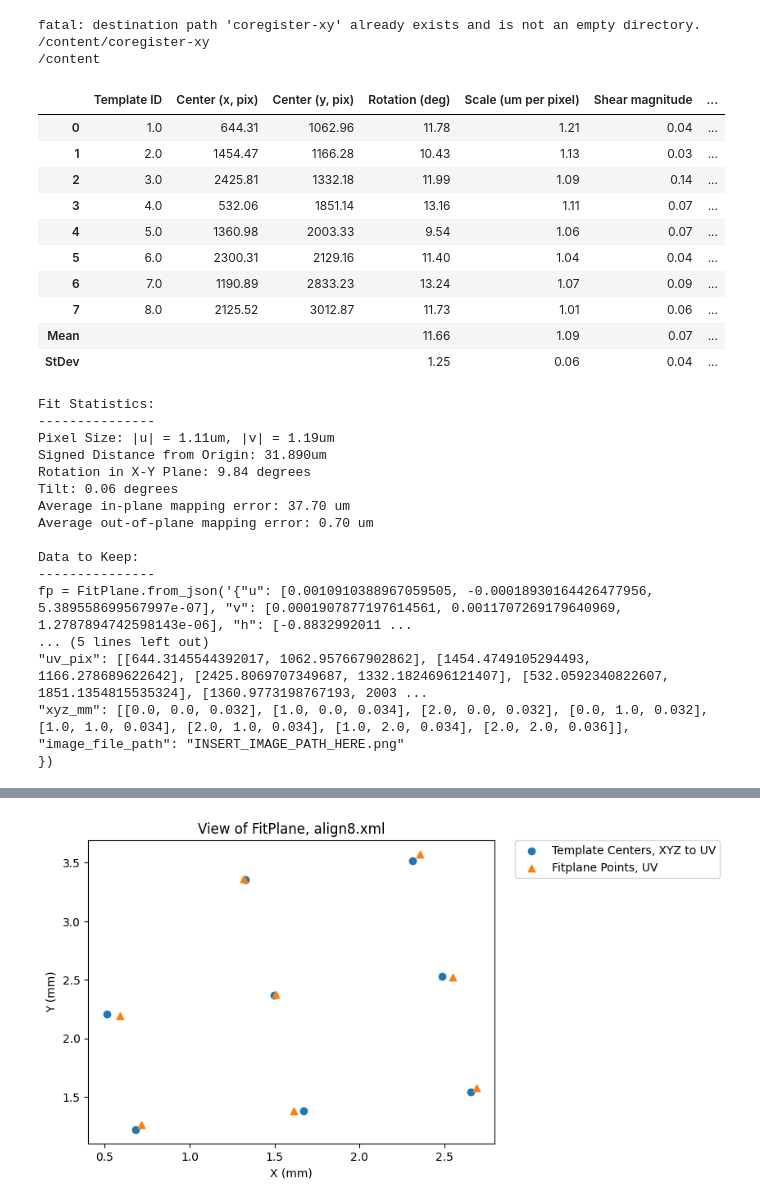
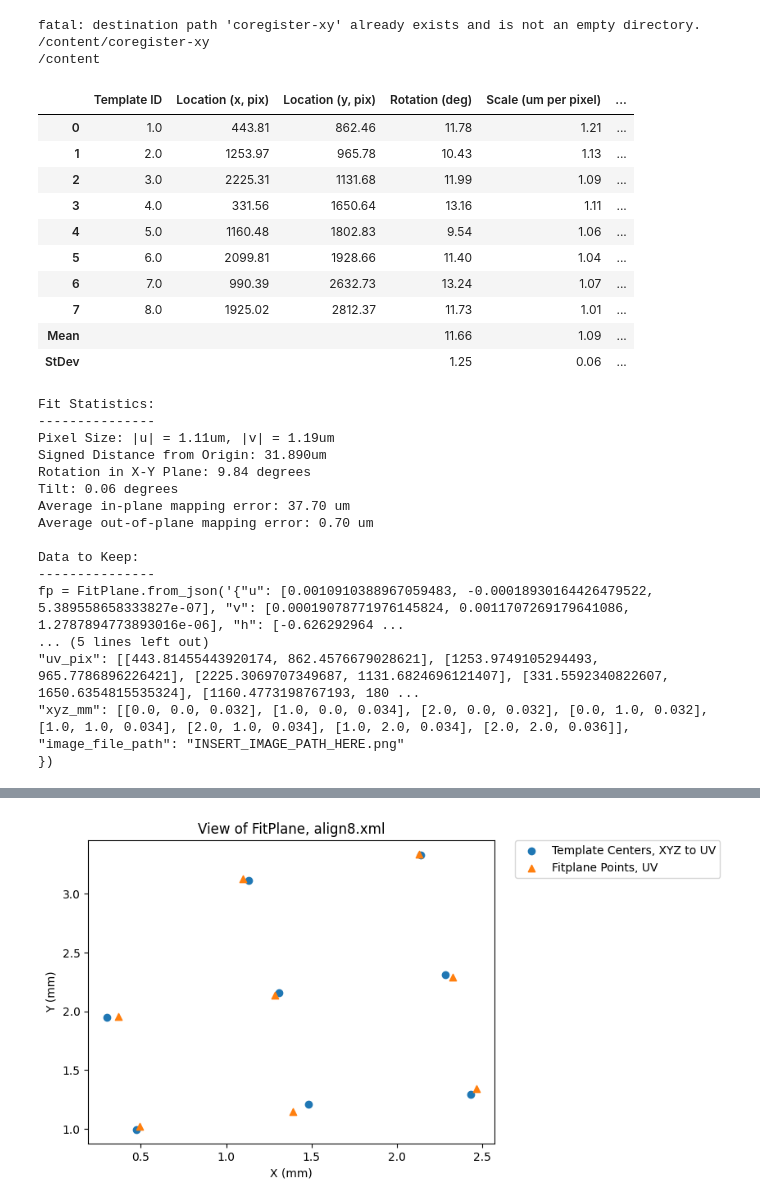
Before and after one commit to WinetraubLab/coregister-xy, a Jupyter notebook: coregister_xy.ipynb, the cells around one changed output, grey strips where cells are left out. Saved outputs shown, nothing was run; the diff lists cells and outputs as text; code cells hidden in the pictures.

```diff
--- a/coregister_xy.ipynb
+++ b/coregister_xy.ipynb
@@ -72,7 +71,7 @@ for i in range(0, len(templates)):
 
 uv_px = []
 for i, ft in enumerate(fts):
-    uv_px.append((ft.tx + template_size_px/2, ft.ty + template_size_px/2))
+    uv_px.append((ft.tx, ft.ty))
 
 zs = np.array([float(x) for x in template_centers_z_mm])
 template_centers_xyz = np.column_stack((template_centers_xy, zs))
@@ -87,8 +86,8 @@ Print stats for each FitPlane as a table: shrinkage, rotation, shear, and mean/s
 num_templates = len(fts)
 projects_data = {
 "Template ID": [i for i in range(1, num_templates+1)],
-"Center (x, pix)": [project.tx + template_size_px/2 for project in fts],
-"Center (y, pix)": [project.ty + template_size_px/2 for project in fts],
+"Location (x, pix)": [project.tx for project in fts],
+"Location (y, pix)": [project.ty for project in fts],
 "Rotation (deg)": [project.theta_deg for project in fts],
 "Scale (um per pixel)": [um_per_px/project.scale for project in fts],
 "Shear magnitude": [project.shear_magnitude for project in fts],
@@ -114,17 +113,17 @@ summary_df = summary_df.replace(np.nan, '', regex=True)
 
 summary_df
 # %% [output]
-|  | Template ID | Center (x, pix) | Center (y, pix) | Rotation (deg) | Scale (um per pixel) | Shear magnitude | ... |
-| 0 | 1.0 | 644.31 | 1062.96 | 11.78 | 1.21 | 0.04 | ... |
-| 1 | 2.0 | 1454.47 | 1166.28 | 10.43 | 1.13 | 0.03 | ... |
-| 2 | 3.0 | 2425.81 | 1332.18 | 11.99 | 1.09 | 0.14 | ... |
-| 3 | 4.0 | 532.06 | 1851.14 | 13.16 | 1.11 | 0.07 | ... |
-| 4 | 5.0 | 1360.98 | 2003.33 | 9.54 | 1.06 | 0.07 | ... |
-| 5 | 6.0 | 2300.31 | 2129.16 | 11.40 | 1.04 | 0.04 | ... |
-| 6 | 7.0 | 1190.89 | 2833.23 | 13.24 | 1.07 | 0.09 | ... |
-| 7 | 8.0 | 2125.52 | 3012.87 | 11.73 | 1.01 | 0.06 | ... |
-| Mean |  |  |  | 11.66 | 1.09 | 0.07 | ... |
-| StDev |  |  |  | 1.25 | 0.06 | 0.04 | ... |
+|  | Template ID | Location (x, pix) | Location (y, pix) | Rotation (deg) | Scale (um per pixel) | ... |
+| 0 | 1.0 | 443.81 | 862.46 | 11.78 | 1.21 | ... |
+| 1 | 2.0 | 1253.97 | 965.78 | 10.43 | 1.13 | ... |
+| 2 | 3.0 | 2225.31 | 1131.68 | 11.99 | 1.09 | ... |
+| 3 | 4.0 | 331.56 | 1650.64 | 13.16 | 1.11 | ... |
+| 4 | 5.0 | 1160.48 | 1802.83 | 9.54 | 1.06 | ... |
+| 5 | 6.0 | 2099.81 | 1928.66 | 11.40 | 1.04 | ... |
+| 6 | 7.0 | 990.39 | 2632.73 | 13.24 | 1.07 | ... |
+| 7 | 8.0 | 1925.02 | 2812.37 | 11.73 | 1.01 | ... |
+| Mean |  |  |  | 11.66 | 1.09 | ... |
+| StDev |  |  |  | 1.25 | 0.06 | ... |
 # %%
 # @title Plane Mapping Stats
 
@@ -171,9 +170,9 @@ Average out-of-plane mapping error: 0.70 um
 
 Data to Keep:
 ---------------
-fp = FitPlane.from_json('{"u": [0.0010910388967059505, -0.00018930164426477956, 5.389558699567997e-07], "v": [0.0001907877197614561, 0.0011707269179640969, 1.2787894742598143e-06], "h": [-0.8832992011 ...
+fp = FitPlane.from_json('{"u": [0.0010910388967059483, -0.00018930164426479522, 5.389558658333827e-07], "v": [0.00019078771976145824, 0.0011707269179641086, 1.2787894773893016e-06], "h": [-0.626292964 ...
 ... (5 lines left out)
-"uv_pix": [[644.3145544392017, 1062.957667902862], [1454.4749105294493, 1166.278689622642], [2425.8069707349687, 1332.1824696121407], [532.0592340822607, 1851.1354815535324], [1360.9773198767193, 2003 ...
+"uv_pix": [[443.81455443920174, 862.4576679028621], [1253.9749105294493, 965.7786896226421], [2225.3069707349687, 1131.6824696121407], [331.5592340822607, 1650.6354815535324], [1160.4773198767193, 180 ...
 "xyz_mm": [[0.0, 0.0, 0.032], [1.0, 0.0, 0.034], [2.0, 0.0, 0.032], [0.0, 1.0, 0.032], [1.0, 1.0, 0.034], [2.0, 1.0, 0.034], [1.0, 2.0, 0.034], [2.0, 2.0, 0.036]],
 "image_file_path": "INSERT_IMAGE_PATH_HERE.png"
 })
@@ -233,12 +232,13 @@ fig.show()
 [interactive output not drawn]
 # %%
 # Plot, in um
-plt.scatter(fp.get_uv_from_xyz(template_centers_xyz)[0] * fp.u_norm_mm(), fp.get_uv_from_xyz(template_centers_xyz)[1] * fp.v_norm_mm(), label="Template Centers, XYZ to UV")
+a = np.array([fp.get_uv_from_xyz(t) for t in template_centers_xyz])
+plt.scatter(a[:,0] * fp.u_norm_mm(), a[:,1] * fp.v_norm_mm(), label="Template Centers, XYZ to UV")
 plt.scatter(template_centers_uv[:, 0] * fp.u_norm_mm(), template_centers_uv[:, 1] * fp.v_norm_mm(), label="Fitplane Points, UV",marker='^')
 plt.legend(bbox_to_anchor=(1.05, 1), loc='upper left', borderaxespad=0.)
 plt.xlabel("X (mm)")
 plt.ylabel("Y (mm)")
 plt.title("View of FitPlane, "+ str(alignment_xml_path.split("/")[-1]))
 plt.show()
 # %% [output]
-[figure, old version]
+[figure, new version]
```
Also changed, not shown: parts of 1 cell of this notebook.
